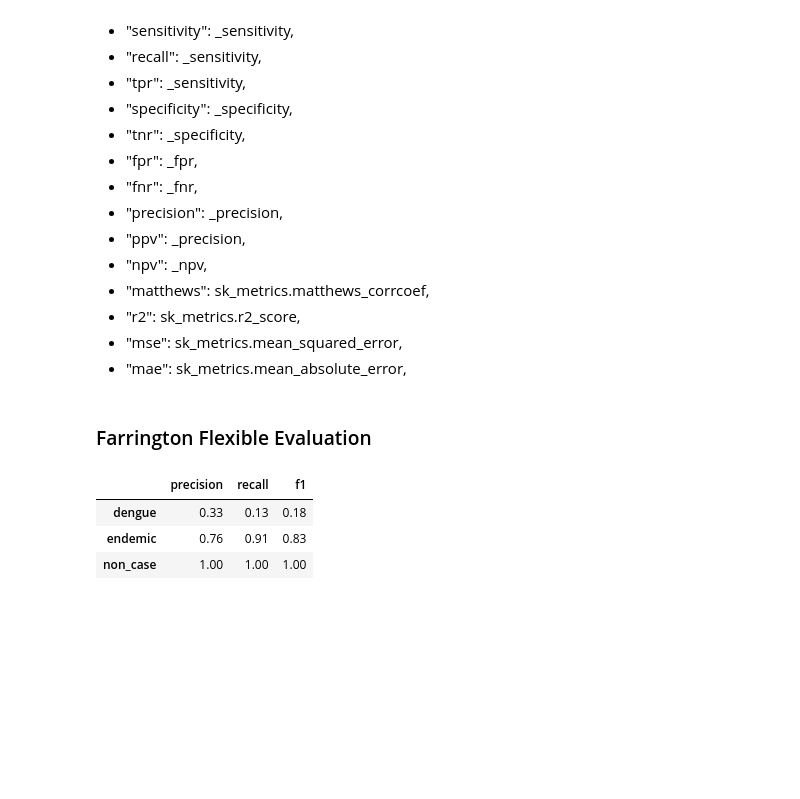
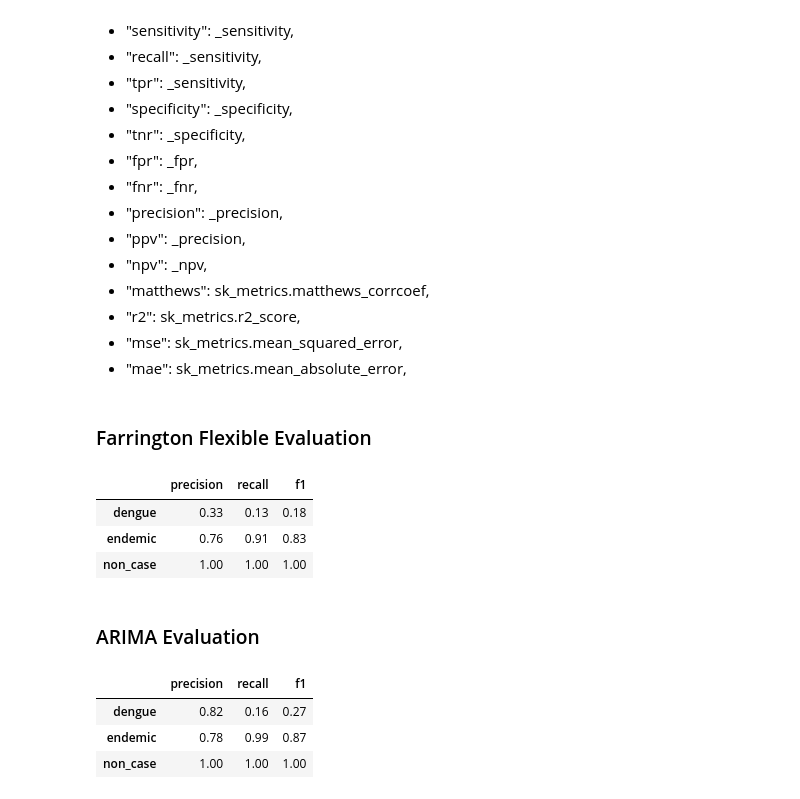
Before and after one commit to SahputraS/Outbreak-Simulation-and-Detection-Testing, a Jupyter notebook: Outbreak_Detection_Evaluation_(Mosquito_Borne_Disease).ipynb, the cells around one changed output. Saved outputs shown, nothing was run; the diff lists cells and outputs as text; code cells hidden in the pictures; blank space fills up the shorter version.

```diff
--- a/Outbreak_Detection_Evaluation_(Mosquito_Borne_Disease).ipynb
+++ b/Outbreak_Detection_Evaluation_(Mosquito_Borne_Disease).ipynb
@@ -202,3 +217,20 @@ display(epi_quark_ff)
 | dengue | 0.33 | 0.13 | 0.18 |
 | endemic | 0.76 | 0.91 | 0.83 |
 | non_case | 1.00 | 1.00 | 1.00 |
+# %% [markdown]
+### ARIMA Evaluation
+# %%
+metrics_epi_quark_arima = {
+    "precision": score(cases, signal_arima, "precision", 0.49, 0.49),
+    "recall":    score(cases, signal_arima, "recall", 0.49, 0.49),
+    "f1":        score(cases, signal_arima, "f1", 0.49, 0.49),
+}
+
+epi_quark_arima = pd.DataFrame(metrics_epi_quark_arima, index=['dengue', 'endemic', 'non_case'])
+epi_quark_arima = epi_quark_arima.round(2)
+display(epi_quark_arima)
+# %% [output]
+|  | precision | recall | f1 |
+| dengue | 0.82 | 0.16 | 0.27 |
+| endemic | 0.78 | 0.99 | 0.87 |
+| non_case | 1.00 | 1.00 | 1.00 |
```
Also changed, not shown: parts of 4 cells of this notebook.
